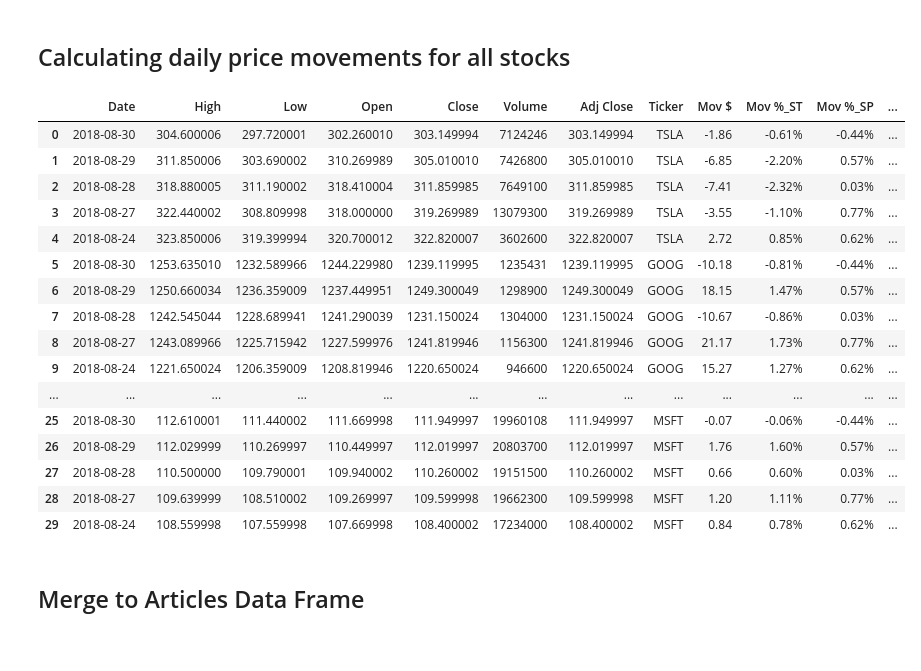
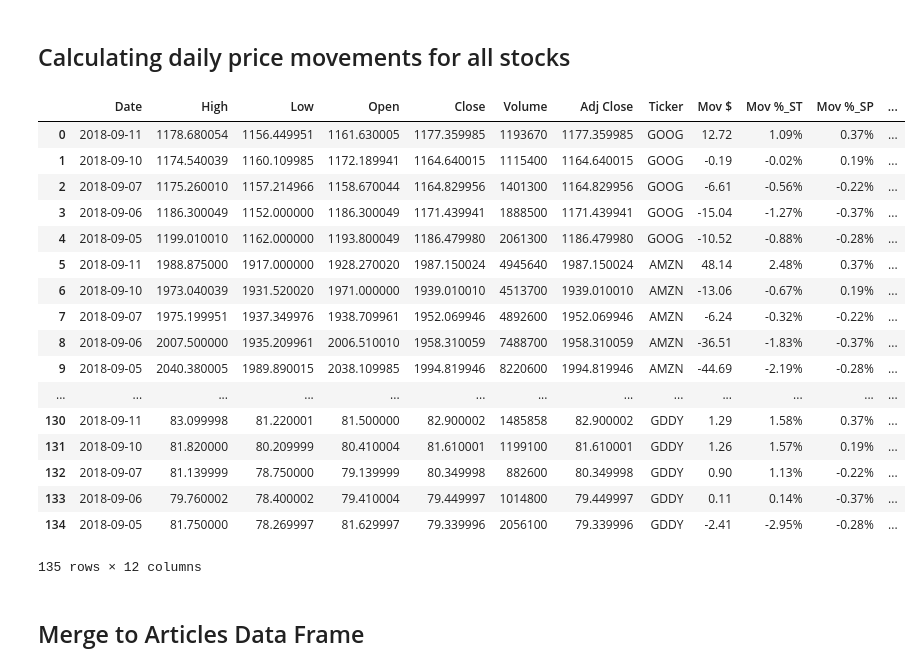
Before and after one commit to SaritaIngu/Practicum, a Jupyter notebook: Stock_Price_Conso_Final.ipynb, the cells around one changed output. Cells and saved outputs as stored; diff of their text form; code cells hidden in the pictures.

Commit message:
Added new ticker list of 27 stocks
Also, calculations performed on basis of "Close" price instead of "Adj Close". New data frame shows "Close" as well.

```diff
--- a/Stock_Price_Conso_Final.ipynb
+++ b/Stock_Price_Conso_Final.ipynb
@@ -24,54 +24,57 @@ lastBusDay.strftime('%m/%d/%Y')
 # %%
 SP = web.DataReader('^GSPC', 'yahoo', lastBusDay, today)
 SP = SP.iloc[::-1]
 # generate dollar value of movement between adjacent business days
-SP['Mov $'] = round(-SP['Adj Close'].diff().shift(-1), 2)
+SP['Mov $'] = round(-SP['Close'].diff().shift(-1), 2)
 # generate percentage of movement between adjacent business days
-SP['Mov %'] = SP['Mov $']/SP['Adj Close'].shift(-1)
+SP['Mov %'] = SP['Mov $']/SP['Close'].shift(-1)
 SP = SP[:5].reset_index()
 
-ticker_list = ['TSLA', 'GOOG', 'AAPL', 'AMZN', 'FB', 'MSFT']
+ticker_list = ["GOOG", "AMZN", "FB", "MSFT", "ADBE", "BABA", "BIDU", "BKNG", "BZUN", "MA", "MTCH", "MOMO", "NFLX", "PCTY",
+               "PYPL", "RP", "CRM", "SINA", "SQ", "ZG", "CTRP", "NVDA", "RNG", "WB", "ENV", "WUBA", "GDDY"]
 df_final = pd.DataFrame()
 
 for ticker in ticker_list:
     df = web.DataReader(ticker, 'yahoo', lastBusDay, today)
     df['Ticker'] = ticker
     df = df.iloc[::-1]
     # generate dollar value of movement between adjacent business days
-    df['Mov $'] = round(-df['Adj Close'].diff().shift(-1), 2)
+    df['Mov $'] = round(-df['Close'].diff().shift(-1), 2)
     # generate percentage of movement between adjacent business days
-    df['Mov %'] = df['Mov $']/df['Adj Close'].shift(-1)
+    df['Mov %'] = df['Mov $']/df['Close'].shift(-1)
     # movement percentage get rid of market fluctuation
     # --> df['Mov_noSP %'] = pd.Series(["{0:.2f}%".format(X) for X in (df['Mov %'] - SP['Mov %'])])
     df_final = df_final.append(df[:5])
 #len(df_final)
 df_final.reset_index()
 
 SP_final = SP[['Date','Mov %']]
-df_final = df_final.merge(SP_final, on='Date', how='left').rename(index=str, columns={"Mov %_x": "Mov %_ST", "Mov %_y": "Mov %_SP"})
+df_final = df_final.merge(SP_final, on='Date', how='left').rename(index=str, columns={
+    "Mov %_x": "Mov %_ST", "Mov %_y": "Mov %_SP"})
 df_final['Mov %']=df_final['Mov %_ST']-df_final['Mov %_SP']
 df_final['Mov %'] = pd.Series(["{0:.2f}%".format(X * 100) for X in df_final['Mov %']], index = df_final.index)
 df_final['Mov %_ST'] = pd.Series(["{0:.2f}%".format(X * 100) for X in df_final['Mov %_ST']], index = df_final.index)
 df_final['Mov %_SP'] = pd.Series(["{0:.2f}%".format(X * 100) for X in df_final['Mov %_SP']], index = df_final.index)
 df_final
 # %% [output]
 |  | Date | High | Low | Open | Close | Volume | Adj Close | Ticker | Mov $ | Mov %_ST | Mov %_SP | ... |
-| 0 | 2018-08-30 | 304.600006 | 297.720001 | 302.260010 | 303.149994 | 7124246 | 303.149994 | TSLA | -1.86 | -0.61% | -0.44% | ... |
-| 1 | 2018-08-29 | 311.850006 | 303.690002 | 310.269989 | 305.010010 | 7426800 | 305.010010 | TSLA | -6.85 | -2.20% | 0.57% | ... |
-| 2 | 2018-08-28 | 318.880005 | 311.190002 | 318.410004 | 311.859985 | 7649100 | 311.859985 | TSLA | -7.41 | -2.32% | 0.03% | ... |
-| 3 | 2018-08-27 | 322.440002 | 308.809998 | 318.000000 | 319.269989 | 13079300 | 319.269989 | TSLA | -3.55 | -1.10% | 0.77% | ... |
-| 4 | 2018-08-24 | 323.850006 | 319.399994 | 320.700012 | 322.820007 | 3602600 | 322.820007 | TSLA | 2.72 | 0.85% | 0.62% | ... |
-| 5 | 2018-08-30 | 1253.635010 | 1232.589966 | 1244.229980 | 1239.119995 | 1235431 | 1239.119995 | GOOG | -10.18 | -0.81% | -0.44% | ... |
-| 6 | 2018-08-29 | 1250.660034 | 1236.359009 | 1237.449951 | 1249.300049 | 1298900 | 1249.300049 | GOOG | 18.15 | 1.47% | 0.57% | ... |
-| 7 | 2018-08-28 | 1242.545044 | 1228.689941 | 1241.290039 | 1231.150024 | 1304000 | 1231.150024 | GOOG | -10.67 | -0.86% | 0.03% | ... |
-| 8 | 2018-08-27 | 1243.089966 | 1225.715942 | 1227.599976 | 1241.819946 | 1156300 | 1241.819946 | GOOG | 21.17 | 1.73% | 0.77% | ... |
-| 9 | 2018-08-24 | 1221.650024 | 1206.359009 | 1208.819946 | 1220.650024 | 946600 | 1220.650024 | GOOG | 15.27 | 1.27% | 0.62% | ... |
+| 0 | 2018-09-11 | 1178.680054 | 1156.449951 | 1161.630005 | 1177.359985 | 1193670 | 1177.359985 | GOOG | 12.72 | 1.09% | 0.37% | ... |
+| 1 | 2018-09-10 | 1174.540039 | 1160.109985 | 1172.189941 | 1164.640015 | 1115400 | 1164.640015 | GOOG | -0.19 | -0.02% | 0.19% | ... |
+| 2 | 2018-09-07 | 1175.260010 | 1157.214966 | 1158.670044 | 1164.829956 | 1401300 | 1164.829956 | GOOG | -6.61 | -0.56% | -0.22% | ... |
+| 3 | 2018-09-06 | 1186.300049 | 1152.000000 | 1186.300049 | 1171.439941 | 1888500 | 1171.439941 | GOOG | -15.04 | -1.27% | -0.37% | ... |
+| 4 | 2018-09-05 | 1199.010010 | 1162.000000 | 1193.800049 | 1186.479980 | 2061300 | 1186.479980 | GOOG | -10.52 | -0.88% | -0.28% | ... |
+| 5 | 2018-09-11 | 1988.875000 | 1917.000000 | 1928.270020 | 1987.150024 | 4945640 | 1987.150024 | AMZN | 48.14 | 2.48% | 0.37% | ... |
+| 6 | 2018-09-10 | 1973.040039 | 1931.520020 | 1971.000000 | 1939.010010 | 4513700 | 1939.010010 | AMZN | -13.06 | -0.67% | 0.19% | ... |
+| 7 | 2018-09-07 | 1975.199951 | 1937.349976 | 1938.709961 | 1952.069946 | 4892600 | 1952.069946 | AMZN | -6.24 | -0.32% | -0.22% | ... |
+| 8 | 2018-09-06 | 2007.500000 | 1935.209961 | 2006.510010 | 1958.310059 | 7488700 | 1958.310059 | AMZN | -36.51 | -1.83% | -0.37% | ... |
+| 9 | 2018-09-05 | 2040.380005 | 1989.890015 | 2038.109985 | 1994.819946 | 8220600 | 1994.819946 | AMZN | -44.69 | -2.19% | -0.28% | ... |
 | ... | ... | ... | ... | ... | ... | ... | ... | ... | ... | ... | ... | ... |
-| 25 | 2018-08-30 | 112.610001 | 111.440002 | 111.669998 | 111.949997 | 19960108 | 111.949997 | MSFT | -0.07 | -0.06% | -0.44% | ... |
-| 26 | 2018-08-29 | 112.029999 | 110.269997 | 110.449997 | 112.019997 | 20803700 | 112.019997 | MSFT | 1.76 | 1.60% | 0.57% | ... |
-| 27 | 2018-08-28 | 110.500000 | 109.790001 | 109.940002 | 110.260002 | 19151500 | 110.260002 | MSFT | 0.66 | 0.60% | 0.03% | ... |
-| 28 | 2018-08-27 | 109.639999 | 108.510002 | 109.269997 | 109.599998 | 19662300 | 109.599998 | MSFT | 1.20 | 1.11% | 0.77% | ... |
-| 29 | 2018-08-24 | 108.559998 | 107.559998 | 107.669998 | 108.400002 | 17234000 | 108.400002 | MSFT | 0.84 | 0.78% | 0.62% | ... |
+| 130 | 2018-09-11 | 83.099998 | 81.220001 | 81.500000 | 82.900002 | 1485858 | 82.900002 | GDDY | 1.29 | 1.58% | 0.37% | ... |
+| 131 | 2018-09-10 | 81.820000 | 80.209999 | 80.410004 | 81.610001 | 1199100 | 81.610001 | GDDY | 1.26 | 1.57% | 0.19% | ... |
+| 132 | 2018-09-07 | 81.139999 | 78.750000 | 79.139999 | 80.349998 | 882600 | 80.349998 | GDDY | 0.90 | 1.13% | -0.22% | ... |
+| 133 | 2018-09-06 | 79.760002 | 78.400002 | 79.410004 | 79.449997 | 1014800 | 79.449997 | GDDY | 0.11 | 0.14% | -0.37% | ... |
+| 134 | 2018-09-05 | 81.750000 | 78.269997 | 81.629997 | 79.339996 | 2056100 | 79.339996 | GDDY | -2.41 | -2.95% | -0.28% | ... |
+135 rows × 12 columns
 # %% [markdown]
 ## Merge to Articles Data Frame
 # %%
```
Also changed, not shown: parts of 2 cells of this notebook.
